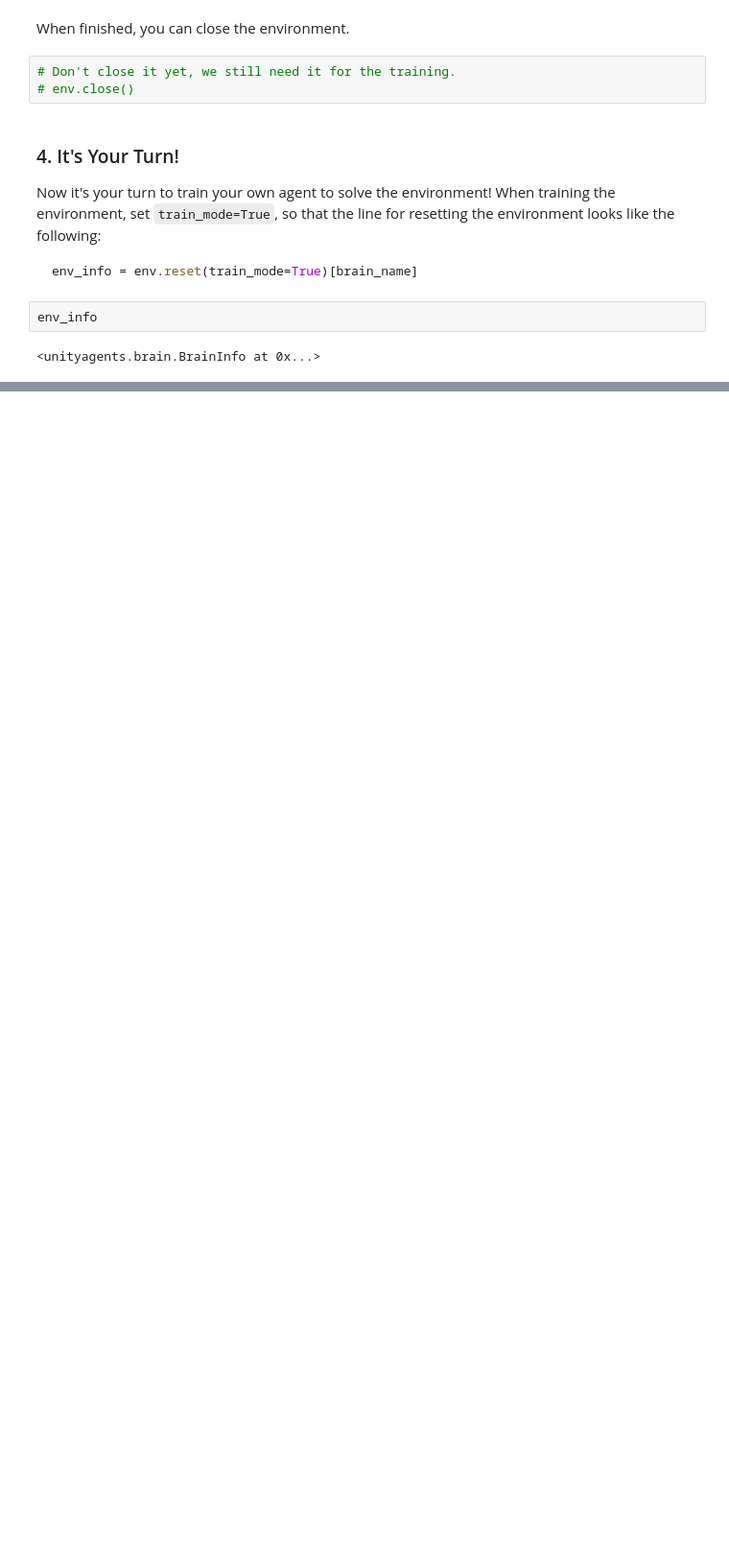
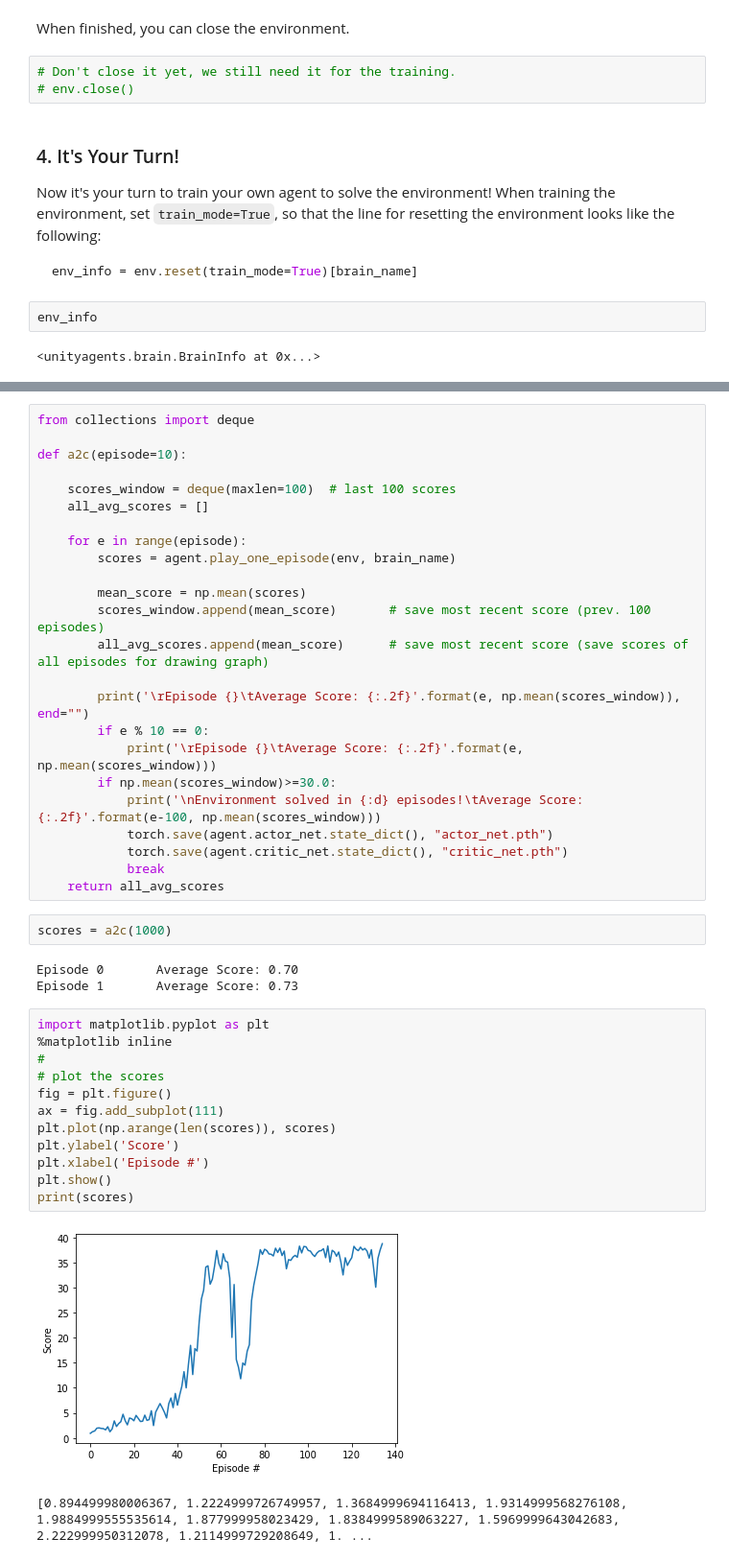
Before and after one commit to danthe42/drlnd_p2, a Jupyter notebook: Continuous_Control.ipynb, the cells around one changed output, grey strips where cells are left out. Shown at 96% size. Saved outputs shown, nothing was run; the diff lists cells and outputs as text; blank space fills up the shorter version.

```diff
--- a/Continuous_Control.ipynb
+++ b/Continuous_Control.ipynb
@@ -320,0 +180,44 @@ Total score (averaged over agents) in episode #99 : 0.07599999830126762
+# %%
+from collections import deque
+
+def a2c(episode=10):
+
+    scores_window = deque(maxlen=100)  # last 100 scores
+    all_avg_scores = []
+
+    for e in range(episode):
+        scores = agent.play_one_episode(env, brain_name)
+
+        mean_score = np.mean(scores)
+        scores_window.append(mean_score)       # save most recent score (prev. 100 episodes)
+        all_avg_scores.append(mean_score)      # save most recent score (save scores of all episodes for drawing graph)
+
+        print('\rEpisode {}\tAverage Score: {:.2f}'.format(e, np.mean(scores_window)), end="")
+        if e % 10 == 0:
+            print('\rEpisode {}\tAverage Score: {:.2f}'.format(e, np.mean(scores_window)))
+        if np.mean(scores_window)>=30.0:
+            print('\nEnvironment solved in {:d} episodes!\tAverage Score: {:.2f}'.format(e-100, np.mean(scores_window)))
+            torch.save(agent.actor_net.state_dict(), "actor_net.pth")
+            torch.save(agent.critic_net.state_dict(), "critic_net.pth")
+            break
+    return all_avg_scores
+# %%
+scores = a2c(1000)
+# %% [output]
+Episode 0       Average Score: 0.70
+Episode 1       Average Score: 0.73
+# %%
+import matplotlib.pyplot as plt
+%matplotlib inline
+#
+# plot the scores
+fig = plt.figure()
+ax = fig.add_subplot(111)
+plt.plot(np.arange(len(scores)), scores)
+plt.ylabel('Score')
+plt.xlabel('Episode #')
+plt.show()
+print(scores)
+# %% [output]
+[figure, added]
+[0.894499980006367, 1.2224999726749957, 1.3684999694116413, 1.9314999568276108, 1.9884999555535614, 1.877999958023429, 1.8384999589063227, 1.5969999643042683, 2.222999950312078, 1.2114999729208649, 1. ...
```
Also changed, not shown: parts of 4 cells of this notebook, 2 other files.
